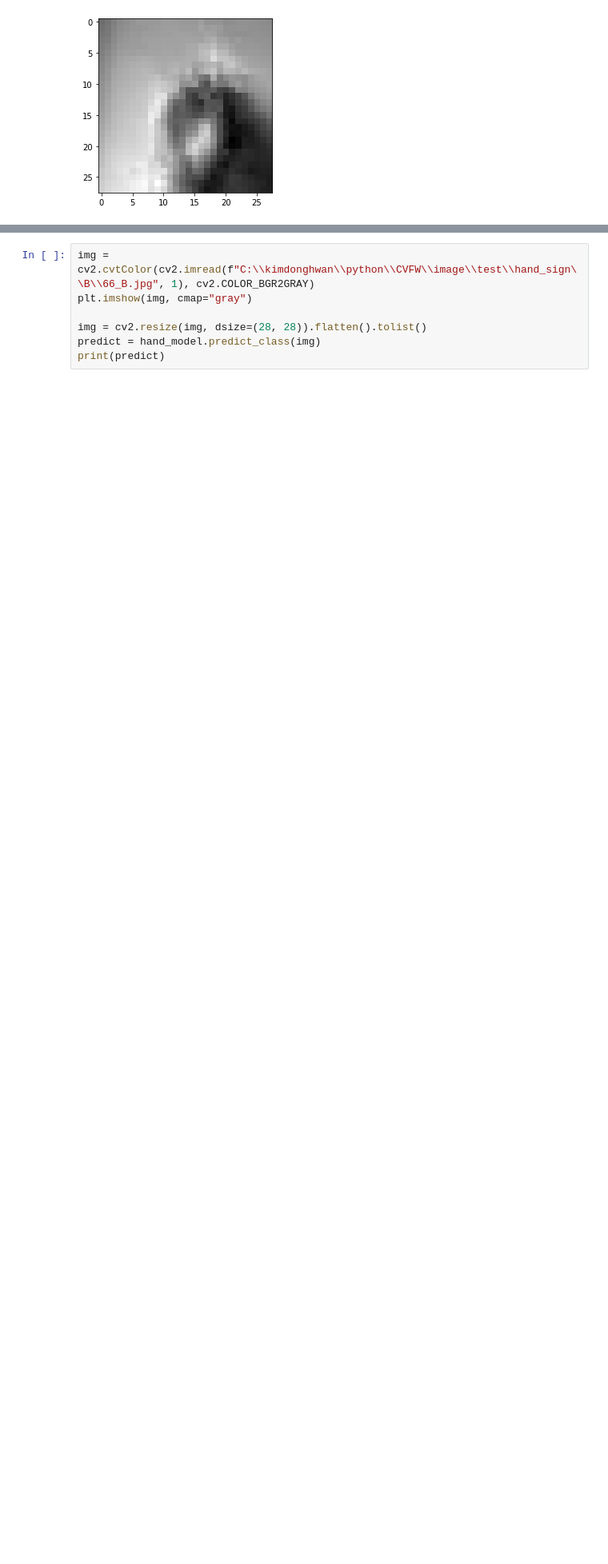
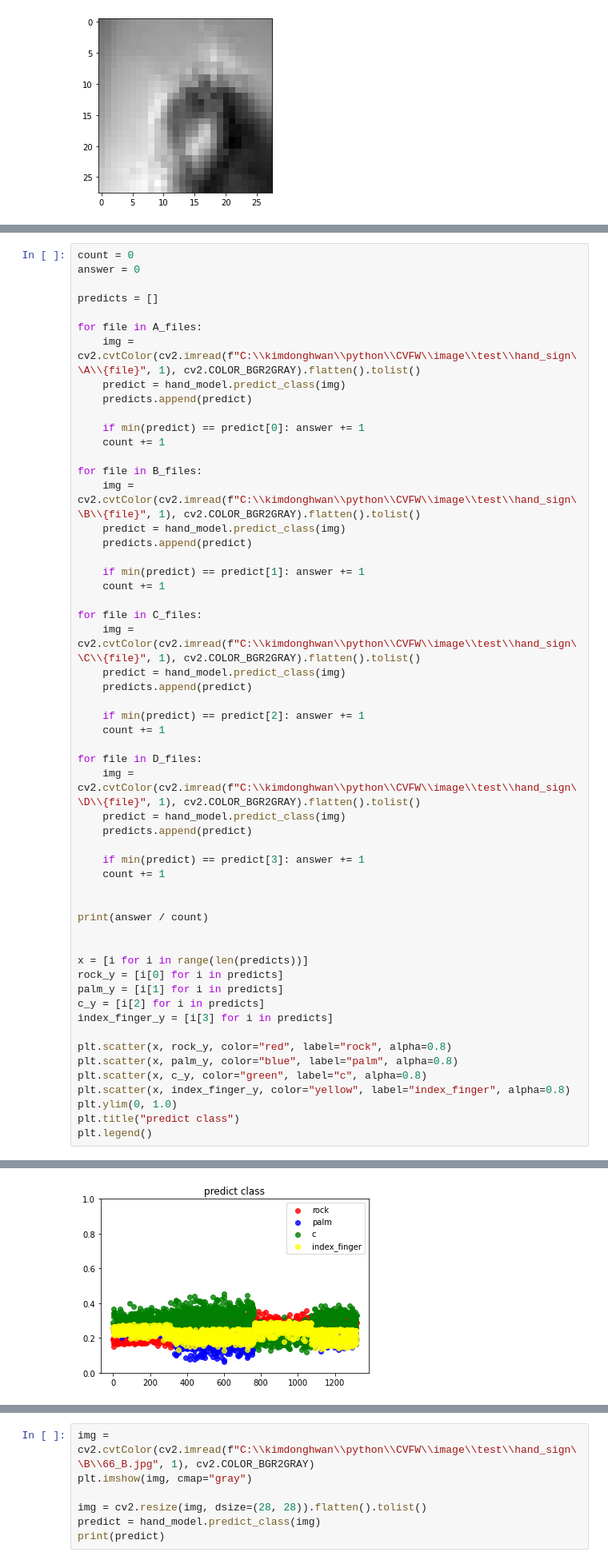
Before and after one commit to SimplePro/CVFW, a Jupyter notebook: hand_sign_test.ipynb, the cells around one changed output, grey strips where cells are left out. Shown at 80% size. Saved outputs shown, nothing was run; the diff lists cells and outputs as text; blank space fills up the shorter version.

Commit message:
add hand sign test ipython file

```diff
--- a/hand_sign_test.ipynb
+++ b/hand_sign_test.ipynb
@@ -170,0 +301,56 @@ plt.imshow(D_img, cmap="gray")
+# %%
+count = 0
+answer = 0
+
+predicts = []
+
+for file in A_files:
+    img = cv2.cvtColor(cv2.imread(f"C:\\kimdonghwan\\python\\CVFW\\image\\test\\hand_sign\\A\\{file}", 1), cv2.COLOR_BGR2GRAY).flatten().tolist()
+    predict = hand_model.predict_class(img)
+    predicts.append(predict)
+
+    if min(predict) == predict[0]: answer += 1
+    count += 1
+
+for file in B_files:
+    img = cv2.cvtColor(cv2.imread(f"C:\\kimdonghwan\\python\\CVFW\\image\\test\\hand_sign\\B\\{file}", 1), cv2.COLOR_BGR2GRAY).flatten().tolist()
+    predict = hand_model.predict_class(img)
+    predicts.append(predict)
+
+    if min(predict) == predict[1]: answer += 1
+    count += 1
+
+for file in C_files:
+    img = cv2.cvtColor(cv2.imread(f"C:\\kimdonghwan\\python\\CVFW\\image\\test\\hand_sign\\C\\{file}", 1), cv2.COLOR_BGR2GRAY).flatten().tolist()
+    predict = hand_model.predict_class(img)
+    predicts.append(predict)
+
+    if min(predict) == predict[2]: answer += 1
+    count += 1
+
+for file in D_files:
+    img = cv2.cvtColor(cv2.imread(f"C:\\kimdonghwan\\python\\CVFW\\image\\test\\hand_sign\\D\\{file}", 1), cv2.COLOR_BGR2GRAY).flatten().tolist()
+    predict = hand_model.predict_class(img)
+    predicts.append(predict)
+
+    if min(predict) == predict[3]: answer += 1
+    count += 1
+
+
+print(answer / count)
+
+
+x = [i for i in range(len(predicts))]
+rock_y = [i[0] for i in predicts]
+palm_y = [i[1] for i in predicts]
+c_y = [i[2] for i in predicts]
+index_finger_y = [i[3] for i in predicts]
+
+plt.scatter(x, rock_y, color="red", label="rock", alpha=0.8)
+plt.scatter(x, palm_y, color="blue", label="palm", alpha=0.8)
+plt.scatter(x, c_y, color="green", label="c", alpha=0.8)
+plt.scatter(x, index_finger_y, color="yellow", label="index_finger", alpha=0.8)
+plt.ylim(0, 1.0)
+plt.title("predict class")
+plt.legend()
+# %% [output]
@@ -170,0 +359 @@ plt.imshow(D_img, cmap="gray")
+[figure, added]
```
Also changed, not shown: parts of 16 cells of this notebook.
